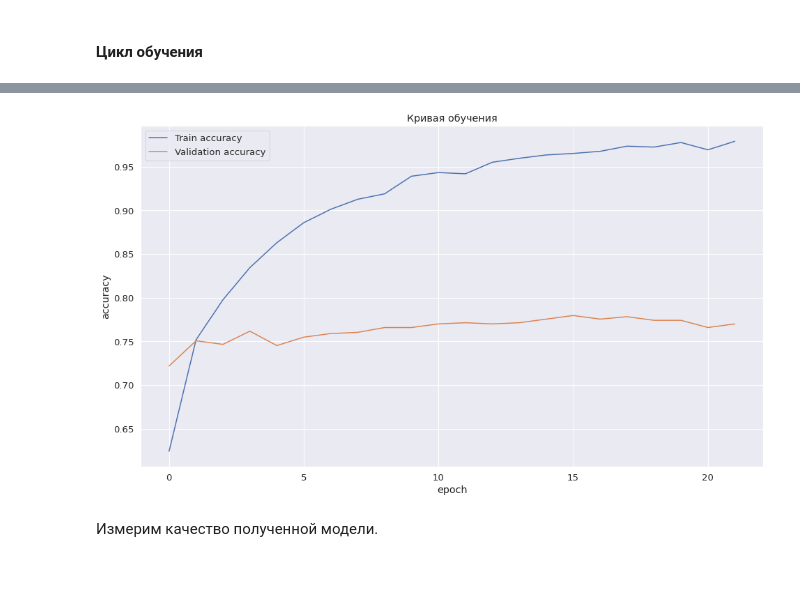
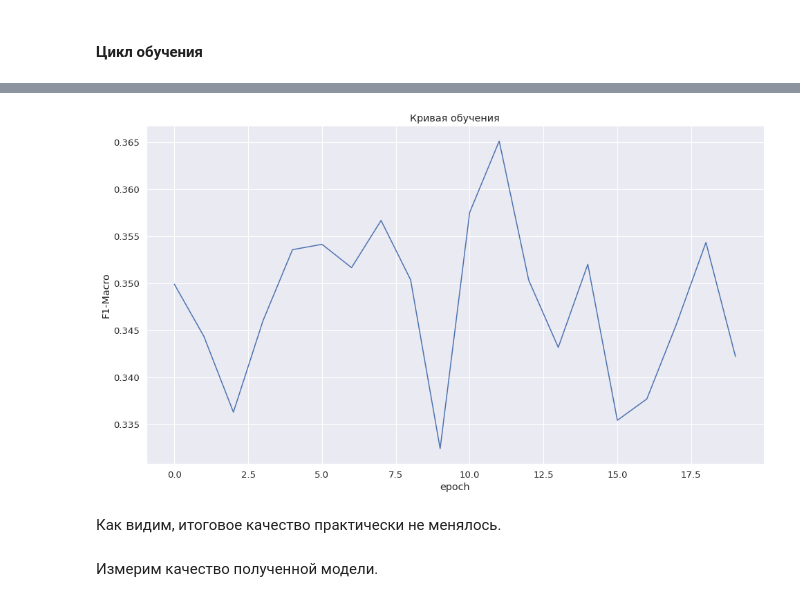
Before and after one commit to deep-nlp-spring-2020/dialog-sent, a Jupyter notebook: notebooks/8-db-elmo-russian.ipynb, the cells around one changed output, grey strips where cells are left out. Saved outputs shown, nothing was run; the diff lists cells and outputs as text; code cells hidden in the pictures; blank space fills up the shorter version.

```diff
--- a/notebooks/8-db-elmo-russian.ipynb
+++ b/notebooks/8-db-elmo-russian.ipynb
@@ -329,5 +421,5 @@ array(['negative', 'neutral', 'positive', 'both'], dtype=object)
 # %%
-sentiment_vocab = {'negative': 0, 'positive': 1, 'neutral': 2, 'both': 3}
+sentiment_vocab = {'negative': 0, 'positive': 1, 'both': 2, 'neutral': 3}
 # %%
 class Dataset(TorchDataset):
 
@@ -607,46 +666,39 @@ def train_loop(train_iter, val_iter, model, opt, scheduler, criterion, epochs,
 # %%
-remain_sentiments = ['neutral', 'positive', 'negative']
-
+remain_sentiments = ['positive', 'negative', 'both']
 train_dataset = Dataset(
     data_train[data_train.sentiment.isin(remain_sentiments)],
+    embeddings_train,
     sentiment_vocab
 )
 valid_dataset = Dataset(
-    data_valid[data_valid.sentiment.isin(remain_sentiments)], sentiment_vocab
-)
-test_dataset = Dataset(
-    data_test[data_test.sentiment.isin(remain_sentiments)], sentiment_vocab
+    data_valid[data_valid.sentiment.isin(remain_sentiments)],
+    embeddings_valid,
+    sentiment_vocab
 )
 
-batch_size = 128
+batch_size = 64
 
 train_iter = DataLoader(train_dataset, batch_size=batch_size,
-                        shuffle=True, num_workers=4,
-                        collate_fn=collate_fn)
+                        shuffle=False, num_workers=4)
 
 valid_iter = DataLoader(valid_dataset, batch_size=batch_size,
-                        shuffle=True, num_workers=4,
-                        collate_fn=collate_fn)
-
-test_iter = DataLoader(test_dataset, batch_size=batch_size,
-                       shuffle=True, num_workers=4,
-                       collate_fn=collate_fn)
+                        shuffle=False, num_workers=4)
 # %%
 model = model.to(device=device)
-learning_rate = 5*1e-4
-early_stopping = 6
+learning_rate = 1e-3
+early_stopping = 100
 grad_clipping_value = 1
-l2_reg = 1e-3
-epochs = 50
+epochs = 20
 
-opt = AdamW(model.parameters(), lr=learning_rate, weight_decay=l2_reg)
+opt = AdamW(model.parameters(), lr=learning_rate)
 scheduler = optim.lr_scheduler.StepLR(opt, step_size=1000, gamma=1)
-criterion = nn.CrossEntropyLoss(reduction='sum')
+criterion = nn.CrossEntropyLoss(reduction='sum',
+                                weight=torch.tensor([3., 1., 10.], device=device))
 path_save = os.path.join(MODEL_PREFIX, 'elmo', 'elmo_cnn_russian.pt')
 path_best_save = os.path.join(MODEL_PREFIX, 'elmo', 'elmo_cnn_russian_best.pt')
 # %%
 set_seed_everywhere(random_seed, USE_GPU)
-train_losses, val_losses, train_acc, val_acc = train_loop(
+train_losses, val_losses, train_scores, val_scores = train_loop(
     train_iter, valid_iter, model, opt, scheduler, criterion,
     epochs, early_stopping, path_save, path_best_save
 )
@@ -671,15 +741,15 @@ plt.show()
 # %%
 plt.figure(figsize=(16, 9))
 finished_epochs = len(train_losses)
-plt.plot(np.arange(finished_epochs), train_acc, label='Train accuracy')
-plt.plot(np.arange(finished_epochs), val_acc, label='Validation accuracy')
+plt.plot(np.arange(finished_epochs), val_scores)
 plt.xlabel('epoch')
-plt.ylabel('accuracy')
+plt.ylabel('F1-Macro')
 plt.title('Кривая обучения')
-plt.legend()
 plt.show()
 # %% [output]
-[figure, old version]
+[figure, new version]
+# %% [markdown]
+Как видим, итоговое качество практически не менялось.
 # %% [markdown]
 Измерим качество полученной модели.
 # %%
```
Also changed, not shown: parts of 48 cells of this notebook.
